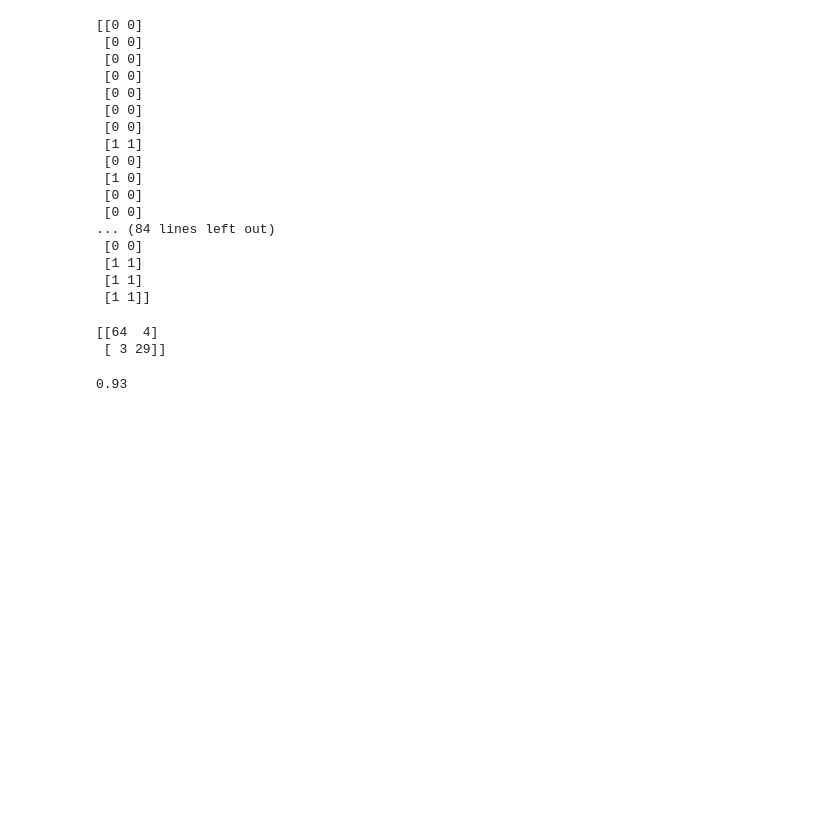
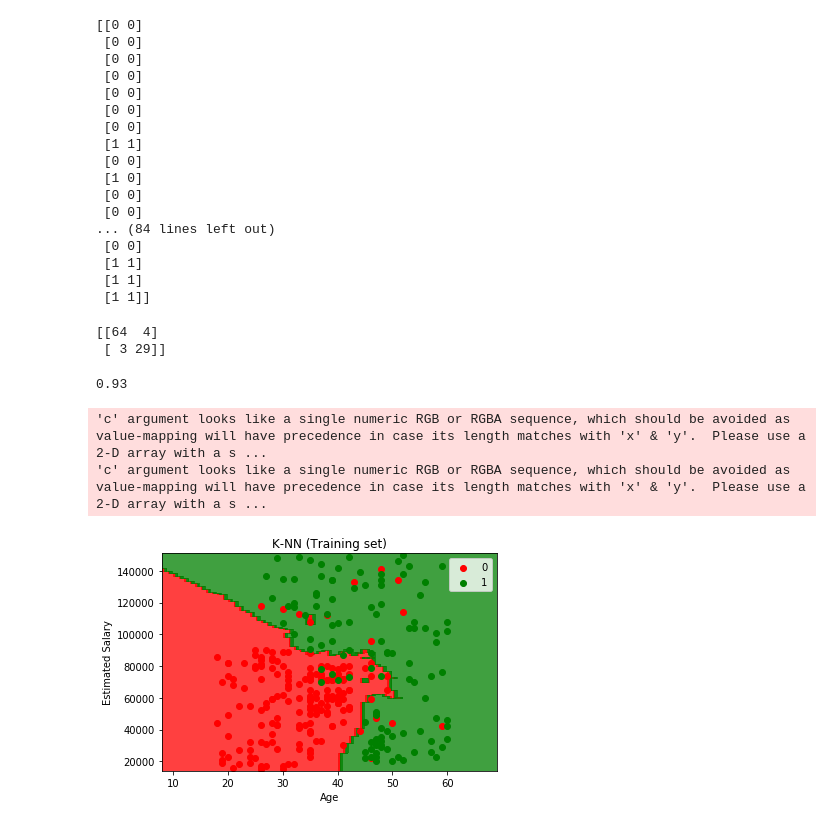
Before and after one commit to bkp3/Machine-Learning-A-Z, a Jupyter notebook: 3 Classification/2 K-Nearest Neighbors/k_nearest_neighbors.ipynb, the cells around one changed output. Cells and saved outputs as stored; diff of their text form; code cells hidden in the pictures; blank space fills up the shorter version.

```diff
--- a/3 Classification/2 K-Nearest Neighbors/k_nearest_neighbors.ipynb
+++ b/3 Classification/2 K-Nearest Neighbors/k_nearest_neighbors.ipynb
@@ -75,18 +75,22 @@ accuracy_score(y_test, y_pred)
 # %%
 # visualising the training set results
 
 from matplotlib.colors import ListedColormap
 X_set, y_set = sc.inverse_transform(X_train), y_train
-X1, X2 = np.meshgrid(np.arange(start = X_set[:, 0].min() - 10, stop = X_set[:, 0].max() + 10, step = 0.25),
-                     np.arange(start = X_set[:, 1].min() - 1000, stop = X_set[:, 1].max() + 1000, step = 0.25))
+X1, X2 = np.meshgrid(np.arange(start = X_set[:, 0].min() - 10, stop = X_set[:, 0].max() + 10, step = 1),
+                     np.arange(start = X_set[:, 1].min() - 1000, stop = X_set[:, 1].max() + 1000, step = 1))
 plt.contourf(X1, X2, classifier.predict(sc.transform(np.array([X1.ravel(), X2.ravel()]).T)).reshape(X1.shape),
              alpha = 0.75, cmap = ListedColormap(('red', 'green')))
 plt.xlim(X1.min(), X1.max())
 plt.ylim(X2.min(), X2.max())
 for i, j in enumerate(np.unique(y_set)):
     plt.scatter(X_set[y_set == j, 0], X_set[y_set == j, 1], c = ListedColormap(('red', 'green'))(i), label = j)
-plt.title('KNN (Training set)')
+plt.title('K-NN (Training set)')
 plt.xlabel('Age')
 plt.ylabel('Estimated Salary')
 plt.legend()
 plt.show()
+# %% [output]
+'c' argument looks like a single numeric RGB or RGBA sequence, which should be avoided as value-mapping will have precedence in case its length matches with 'x' & 'y'.  Please use a 2-D array with a s ...
+'c' argument looks like a single numeric RGB or RGBA sequence, which should be avoided as value-mapping will have precedence in case its length matches with 'x' & 'y'.  Please use a 2-D array with a s ...
+[figure, added]
```
Also changed, not shown: parts of 1 cell of this notebook.
